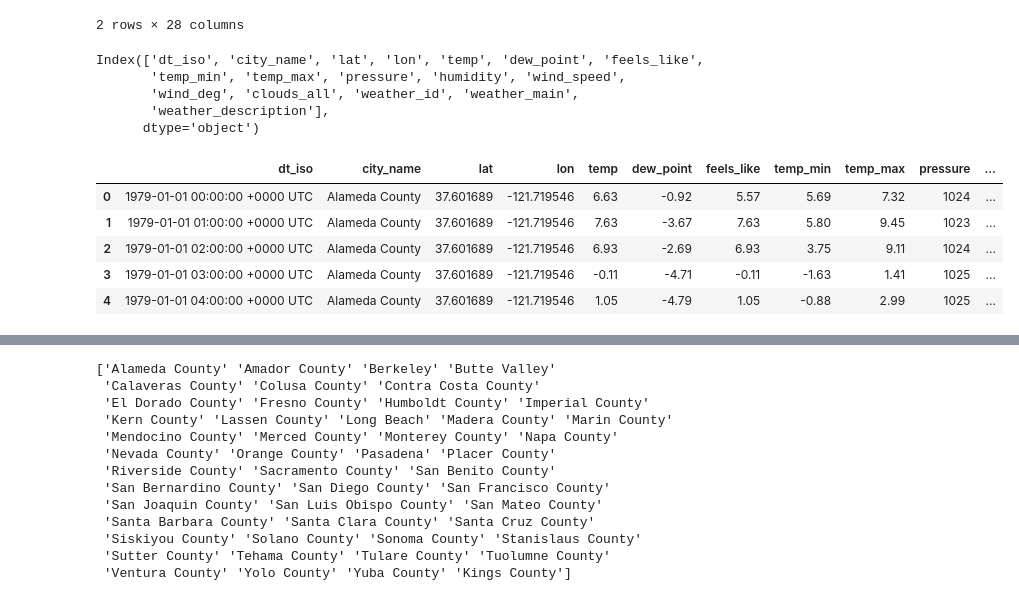
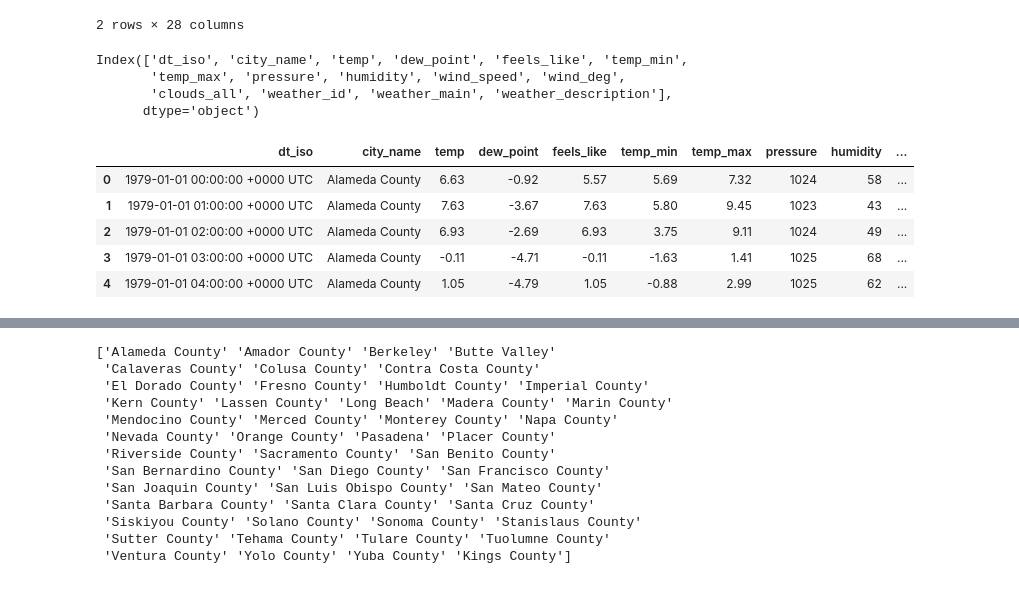
Before and after one commit to LeifHuenderML/ValleyForecast, a Jupyter notebook: src/data_cleaning/original_weather_cleaning.ipynb, the cells around one changed output, grey strips where cells are left out. Saved outputs shown, nothing was run; the diff lists cells and outputs as text; code cells hidden in the pictures.

```diff
--- a/src/data_cleaning/original_weather_cleaning.ipynb
+++ b/src/data_cleaning/original_weather_cleaning.ipynb
@@ -48,25 +48,24 @@ dtype: object
 # %%
 # based on the analysis of the data above i think that it is worth removing the columns with null values each of them are majorinly null
 # so it could just end up skewing the data in incrorrect ways the one of the biggest relevance to not remove would be wind and rain
 # but since they are so empty there would not be value in keepning them
 # removing timezone and weather icon because they are redundant
 # we also are goint to remove the dt col and later will change the dt_iso to a datetime object
-col_to_drop = ['visibility', 'sea_level', 'grnd_level', 'wind_gust', 'rain_1h', 'rain_3h', 'snow_1h', 'snow_3h', 'dt', 'weather_icon', 'timezone']
+col_to_drop = ['visibility', 'sea_level', 'grnd_level', 'wind_gust', 'rain_1h', 'rain_3h', 'snow_1h', 'snow_3h', 'dt', 'weather_icon', 'timezone', 'lat', 'lon']
 df = df.drop(col_to_drop, axis=1)
 print(df.columns)
 df.head()
 # %% [output]
-Index(['dt_iso', 'city_name', 'lat', 'lon', 'temp', 'dew_point', 'feels_like',
-       'temp_min', 'temp_max', 'pressure', 'humidity', 'wind_speed',
-       'wind_deg', 'clouds_all', 'weather_id', 'weather_main',
-       'weather_description'],
+Index(['dt_iso', 'city_name', 'temp', 'dew_point', 'feels_like', 'temp_min',
+       'temp_max', 'pressure', 'humidity', 'wind_speed', 'wind_deg',
+       'clouds_all', 'weather_id', 'weather_main', 'weather_description'],
       dtype='object')
-|  | dt_iso | city_name | lat | lon | temp | dew_point | feels_like | temp_min | temp_max | pressure | ... |
-| 0 | 1979-01-01 00:00:00 +0000 UTC | Alameda County | 37.601689 | -121.719546 | 6.63 | -0.92 | 5.57 | 5.69 | 7.32 | 1024 | ... |
-| 1 | 1979-01-01 01:00:00 +0000 UTC | Alameda County | 37.601689 | -121.719546 | 7.63 | -3.67 | 7.63 | 5.80 | 9.45 | 1023 | ... |
-| 2 | 1979-01-01 02:00:00 +0000 UTC | Alameda County | 37.601689 | -121.719546 | 6.93 | -2.69 | 6.93 | 3.75 | 9.11 | 1024 | ... |
-| 3 | 1979-01-01 03:00:00 +0000 UTC | Alameda County | 37.601689 | -121.719546 | -0.11 | -4.71 | -0.11 | -1.63 | 1.41 | 1025 | ... |
-| 4 | 1979-01-01 04:00:00 +0000 UTC | Alameda County | 37.601689 | -121.719546 | 1.05 | -4.79 | 1.05 | -0.88 | 2.99 | 1025 | ... |
+|  | dt_iso | city_name | temp | dew_point | feels_like | temp_min | temp_max | pressure | humidity | ... |
+| 0 | 1979-01-01 00:00:00 +0000 UTC | Alameda County | 6.63 | -0.92 | 5.57 | 5.69 | 7.32 | 1024 | 58 | ... |
+| 1 | 1979-01-01 01:00:00 +0000 UTC | Alameda County | 7.63 | -3.67 | 7.63 | 5.80 | 9.45 | 1023 | 43 | ... |
+| 2 | 1979-01-01 02:00:00 +0000 UTC | Alameda County | 6.93 | -2.69 | 6.93 | 3.75 | 9.11 | 1024 | 49 | ... |
+| 3 | 1979-01-01 03:00:00 +0000 UTC | Alameda County | -0.11 | -4.71 | -0.11 | -1.63 | 1.41 | 1025 | 68 | ... |
+| 4 | 1979-01-01 04:00:00 +0000 UTC | Alameda County | 1.05 | -4.79 | 1.05 | -0.88 | 2.99 | 1025 | 62 | ... |
 # %%
 #change the dt_iso to a datetime object then break the datetime down into year month day hour columns for easier future parsing
 
```
Also changed, not shown: parts of 13 cells of this notebook, 5 other files.
